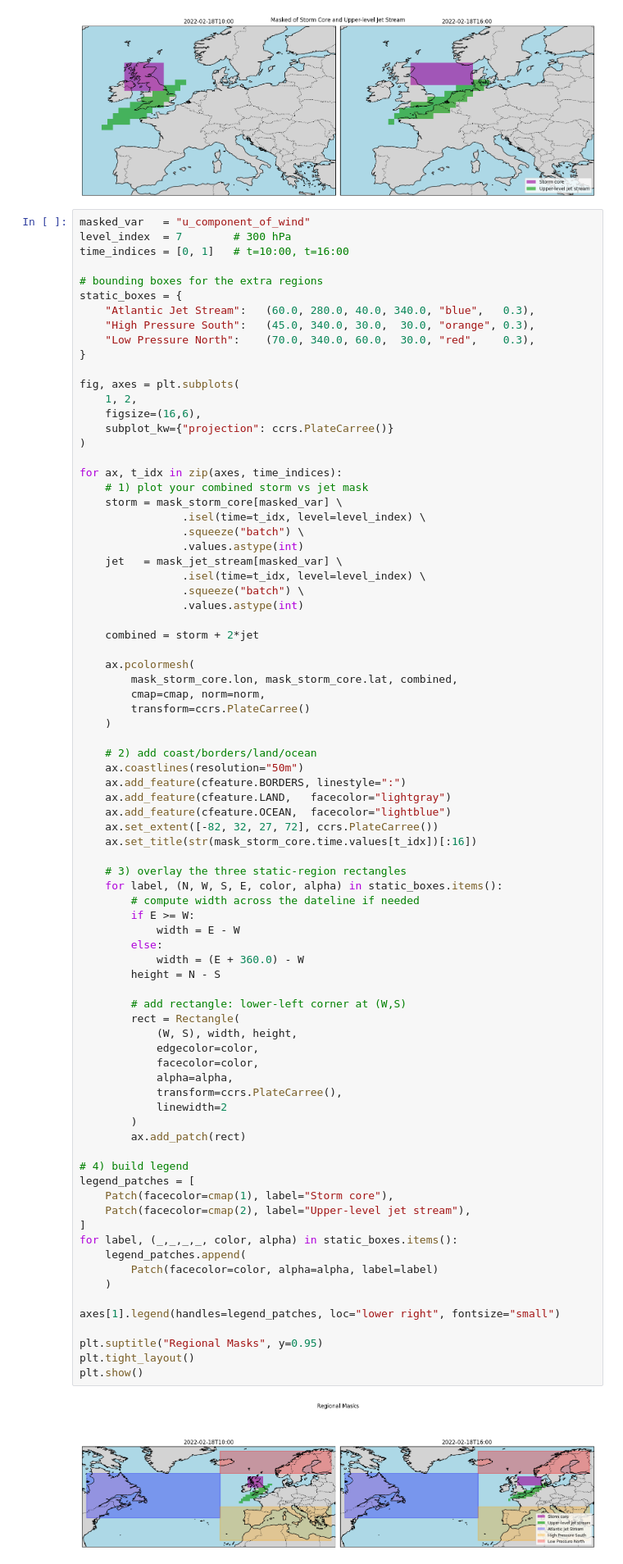
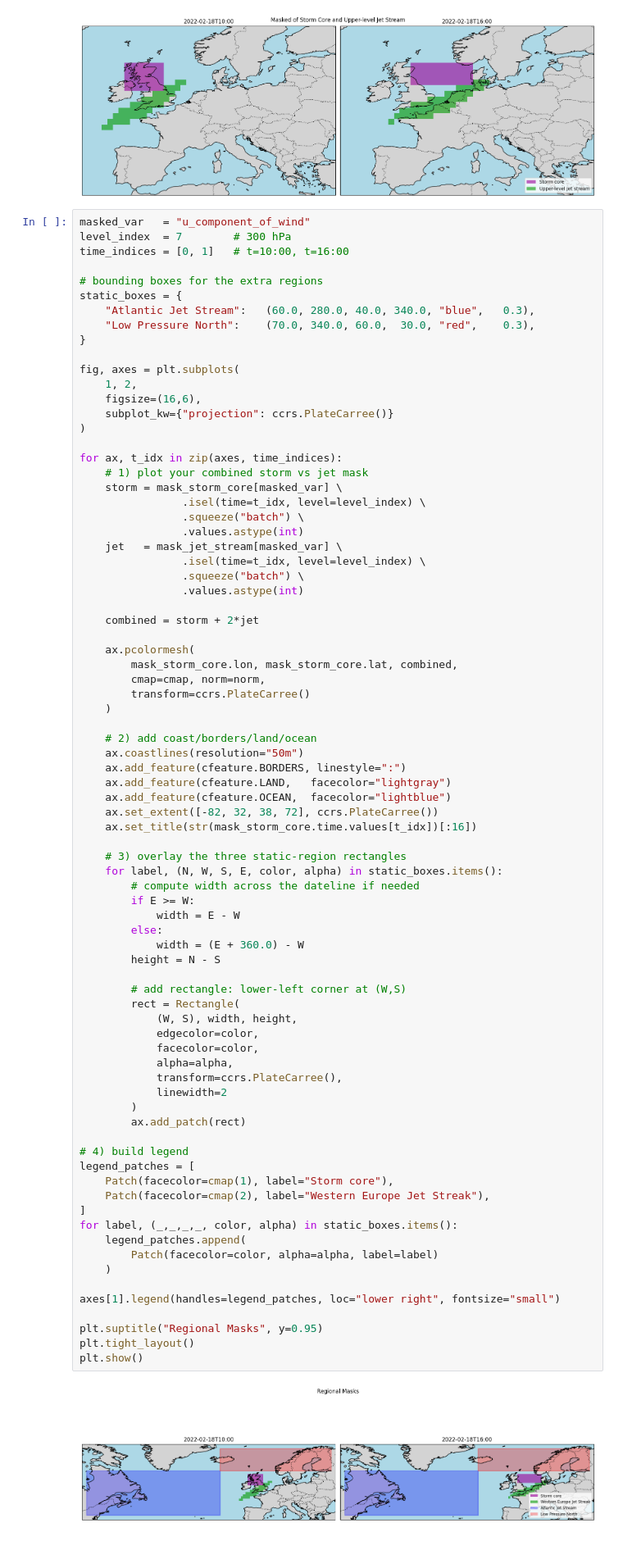
Before and after one commit to EStaELisa/graphcast-xai, a Jupyter notebook: jupiter_make_mask/visualize_mask.ipynb, the cells around one changed output. Shown at 82% size. Drawn from its saved outputs; the diff is of its cells as text.

```diff
--- a/jupiter_make_mask/visualize_mask.ipynb
+++ b/jupiter_make_mask/visualize_mask.ipynb
@@ -186,7 +186,6 @@ time_indices = [0, 1]   # t=10:00, t=16:00
 # bounding boxes for the extra regions
 static_boxes = {
     "Atlantic Jet Stream":   (60.0, 280.0, 40.0, 340.0, "blue",   0.3),
-    "High Pressure South":   (45.0, 340.0, 30.0,  30.0, "orange", 0.3),
     "Low Pressure North":    (70.0, 340.0, 60.0,  30.0, "red",    0.3),
 }
 
@@ -220,7 +219,7 @@ for ax, t_idx in zip(axes, time_indices):
     ax.add_feature(cfeature.BORDERS, linestyle=":")
     ax.add_feature(cfeature.LAND,   facecolor="lightgray")
     ax.add_feature(cfeature.OCEAN,  facecolor="lightblue")
-    ax.set_extent([-82, 32, 27, 72], ccrs.PlateCarree())
+    ax.set_extent([-82, 32, 38, 72], ccrs.PlateCarree())
     ax.set_title(str(mask_storm_core.time.values[t_idx])[:16])
 
     # 3) overlay the three static‐region rectangles
@@ -231,32 +230,32 @@ for ax, t_idx in zip(axes, time_indices):
         else:
             width = (E + 360.0) - W
         height = N - S
 
         # add rectangle: lower‐left corner at (W,S)
         rect = Rectangle(
             (W, S), width, height,
             edgecolor=color,
             facecolor=color,
             alpha=alpha,
             transform=ccrs.PlateCarree(),
             linewidth=2
         )
         ax.add_patch(rect)
 
 # 4) build legend
 legend_patches = [
     Patch(facecolor=cmap(1), label="Storm core"),
-    Patch(facecolor=cmap(2), label="Upper‐level jet stream"),
+    Patch(facecolor=cmap(2), label="Western Europe Jet Streak"),
 ]
 for label, (_,_,_,_, color, alpha) in static_boxes.items():
     legend_patches.append(
         Patch(facecolor=color, alpha=alpha, label=label)
     )
 
 axes[1].legend(handles=legend_patches, loc="lower right", fontsize="small")
 
 plt.suptitle("Regional Masks", y=0.95)
 plt.tight_layout()
 plt.show()
 # %% [output]
-[figure, old version]
+[figure, new version]
```
Also changed, not shown: 19 other files.
